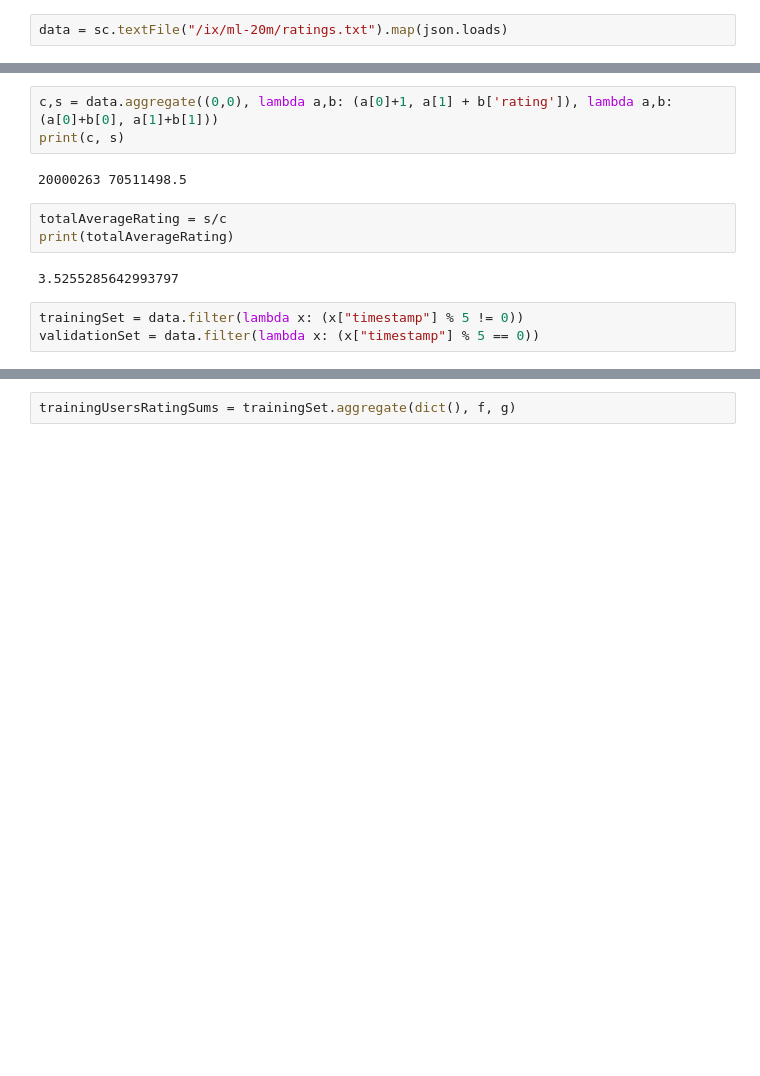
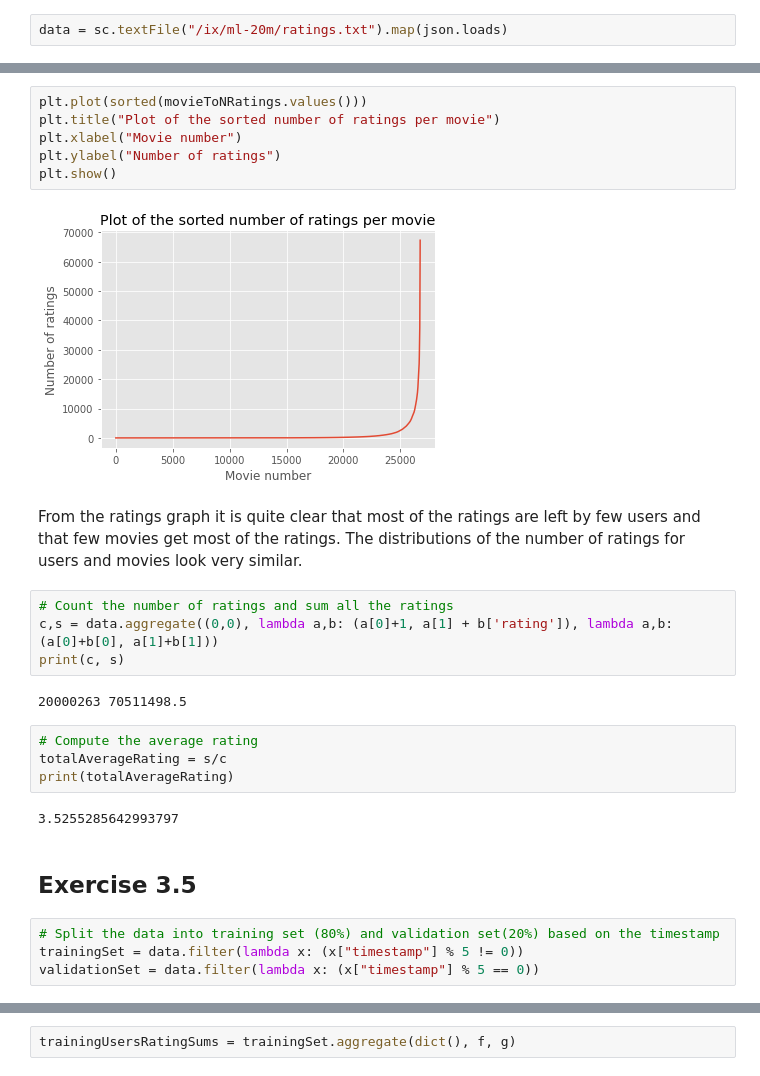
Before and after one commit to pauarge/InternetAnalytics, a Jupyter notebook: ix-lab3/lab3-recsys.ipynb, the cells around one changed output, grey strips where cells are left out. Drawn from its saved outputs; the diff is of its cells as text; blank space fills up the shorter version.

```diff
--- a/ix-lab3/lab3-recsys.ipynb
+++ b/ix-lab3/lab3-recsys.ipynb
@@ -36,13 +53,28 @@ plt.show()
+# %%
+plt.plot(sorted(movieToNRatings.values()))
+plt.title("Plot of the sorted number of ratings per movie")
+plt.xlabel("Movie number")
+plt.ylabel("Number of ratings")
+plt.show()
+# %% [output]
+[figure, added]
+# %% [markdown]
+From the ratings graph it is quite clear that most of the ratings are left by few users and that few movies get most of the ratings. The distributions of the number of ratings for users and movies look very similar.
 # %%
+# Count the number of ratings and sum all the ratings
 c,s = data.aggregate((0,0), lambda a,b: (a[0]+1, a[1] + b['rating']), lambda a,b: (a[0]+b[0], a[1]+b[1]))
 print(c, s)
 # %% [output]
 20000263 70511498.5
 # %%
+# Compute the average rating
 totalAverageRating = s/c
 print(totalAverageRating)
 # %% [output]
 3.5255285642993797
+# %% [markdown]
+## Exercise 3.5
 # %%
+# Split the data into training set (80%) and validation set(20%) based on the timestamp
 trainingSet = data.filter(lambda x: (x["timestamp"] % 5 != 0))
 validationSet = data.filter(lambda x: (x["timestamp"] % 5 == 0))
```
Also changed, not shown: parts of 40 cells of this notebook.
